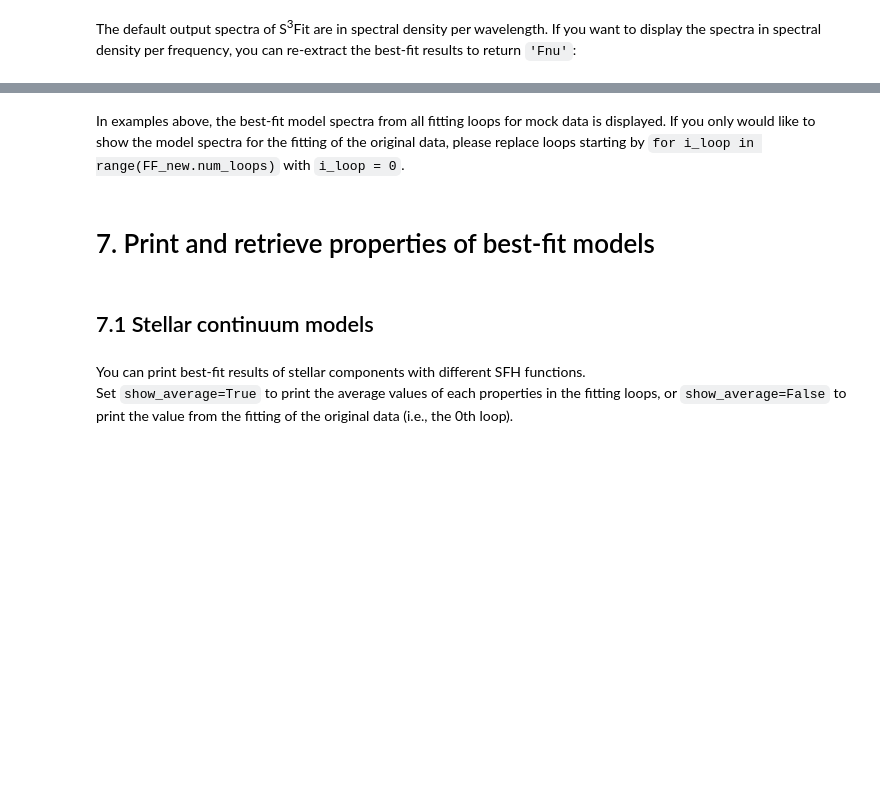
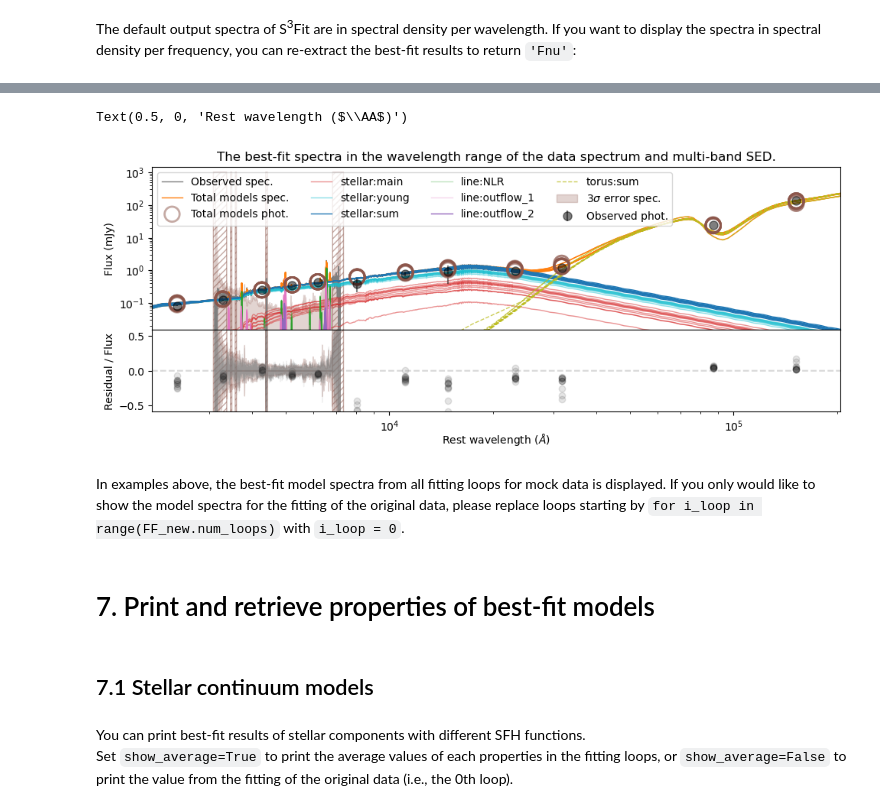
Before and after one commit to xychcz/S3Fit, a Jupyter notebook: examples/example_galaxy.ipynb, the cells around one changed output, grey strips where cells are left out. Cells and saved outputs as stored; diff of their text form; code cells hidden in the pictures; blank space fills up the shorter version.

```diff
--- a/examples/example_galaxy.ipynb
+++ b/examples/example_galaxy.ipynb
@@ -877,3 +798,82 @@ Text(0.5, 0, 'Rest wavelength ($\\AA$)')
+# %%
+fig, axs = plt.subplots(2, 1, figsize=(10, 4), dpi=100, gridspec_kw={'height_ratios':[2,1]})
+plt.subplots_adjust(bottom=0.12, top=0.92, left=0.08, right=0.98, hspace=0, wspace=0)
+ax1, ax2 = axs
+
+#####################
+# plot original data
+ax1.plot(FF_new.spec['wave_w']/tmp_z, FF_new.spec['flux_w']*tmp_z , c='C7', linewidth=1, label='Observed spec.')
+ax1.errorbar(FF_new.phot['wave_b']/tmp_z, FF_new.phot['flux_b']*tmp_z,
+             FF_new.phot['ferr_b']*tmp_z*3, fmt='o', markersize=8, color='k', alpha=.5, label='Observed phot.', zorder=20)
+#####################
+
+#####################
+# plot model spectra
+
+for i_loop in range(FF_new.num_loops):
+    line, = ax1.plot(FF_new.sed['wave_w']/tmp_z, FF_new.output_mc['tot']['fmod']['sed_lw'][i_loop]*tmp_z,
+                     '-', linewidth=1, color='C1', alpha=1)
+    if i_loop == 0: line.set_label('Total models spec.')
+
+for i_loop in range(FF_new.num_loops):
+    line = ax1.scatter(FF_new.phot['wave_b']/tmp_z, FF_new.output_mc['tot']['fmod']['phot_lb'][i_loop]*tmp_z,
+                        marker='o', color='None', ec='C5', alpha=0.5, s=200, linewidth=2, zorder=20)
+    if i_loop == 0: line.set_label('Total models phot.')
+
+mod = 'stellar'
+for (i_comp, (color, alpha)) in enumerate(zip(['C3','C9','C0'],[0.5,0.5,1])):
+    comp = [*FF_new.output_mc[mod]][i_comp]
+    for i_loop in range(FF_new.num_loops):
+        line, = ax1.plot(FF_new.sed['wave_w']/tmp_z, FF_new.output_mc[mod][comp]['sed_lw'][i_loop]*tmp_z,
+                         '-', linewidth=1, color=color, alpha=alpha)
+        if i_loop == 0: line.set_label(mod+':'+comp)
+
+mod = 'line' # here we hide total emission line spectra
+for (i_comp, (color, alpha)) in enumerate(zip(['C2','C6','C4'],[0.3,0.3,1])):
+    comp = [*FF_new.output_mc[mod]][i_comp]
+    for i_loop in range(FF_new.num_loops):
+        line, = ax1.plot(FF_new.sed['wave_w']/tmp_z, FF_new.output_mc[mod][comp]['sed_lw'][i_loop]*tmp_z,
+                         '-', linewidth=1, color=color, alpha=alpha)
+        if i_loop == 0: line.set_label(mod+':'+comp)
+
+mod = 'torus'
+for i_loop in range(FF_new.num_loops):
+    line, = ax1.plot(FF_new.sed['wave_w']/tmp_z, FF_new.output_mc[mod]['sum']['sed_lw'][i_loop]*tmp_z,
+                     '--', linewidth=1, color='C8', alpha=.75)
+    if i_loop == 0: line.set_label(mod+':sum')
+#####################
+
+#####################
+# plot residuals
+for i_loop in range(FF_new.num_loops):
+    line, = ax2.plot(FF_new.spec['wave_w']/tmp_z, FF_new.output_mc['tot']['fres']['spec_lw'][i_loop]/FF_new.spec['flux_w'],
+                     '-', linewidth=1, color='C7', alpha=0.1)
+    if i_loop == 0: line.set_label('Residual/Flux')
+    ax2.plot(FF_new.phot['wave_b']/tmp_z, FF_new.output_mc['tot']['fres']['phot_lb'][i_loop]/FF_new.phot['flux_b'], 'o', color='k', alpha=0.1)
+ax2.plot(FF_new.sed['wave_w']/tmp_z, FF_new.sed['wave_w']*0, '--', c='C7', alpha=.3)
+#####################
+
+#####################
+# plot original spectral errors and invalid range
+for ax in axs:
+    ax.fill_between(FF_new.spec['wave_w']/tmp_z, -3*FF_new.spec['ferr_w']/FF_new.spec['flux_w'], 3*FF_new.spec['ferr_w']/FF_new.spec['flux_w'],
+                     fc='C5', ec='C5', alpha=0.25, label=r'3$\sigma$ error spec.')
+    ax.fill_between(FF_new.spec['wave_w']/tmp_z, -1*~FF_new.spec['mask_valid_w'], 1e3*~FF_new.spec['mask_valid_w'],
+                     hatch='////', fc='None', ec='C5', alpha=0.5) # show the masked out range
+    ax.set_xlim(3e3/tmp_z,3e5/tmp_z); ax.set_xscale('log');
+#####################
+
+ax1.legend(ncol=4, loc=2)
+ax1.set_ylim(0.01*tmp_z,1000*tmp_z); ax1.set_yscale('log')
+ax2.set_ylim(-0.4*tmp_z,0.4*tmp_z)
+ax1.tick_params(axis='x', which='both', labelbottom=False)
+ax1.set_title('The best-fit spectra in the wavelength range of the data spectrum and multi-band SED.')
+ax1.set_ylabel(f'Flux (mJy)')
+ax2.set_ylabel(f'Residual / Flux')
+ax2.set_xlabel(r'Rest wavelength ($\AA$)', labelpad=-1)
+# %% [output]
+Text(0.5, 0, 'Rest wavelength ($\\AA$)')
+[figure, added]
 # %% [markdown]
 In examples above, the best-fit model spectra from all fitting loops for mock data is displayed.
 If you only would like to show the model spectra for the fitting of the original data,
```
Also changed, not shown: parts of 56 cells of this notebook, 5 other files.
